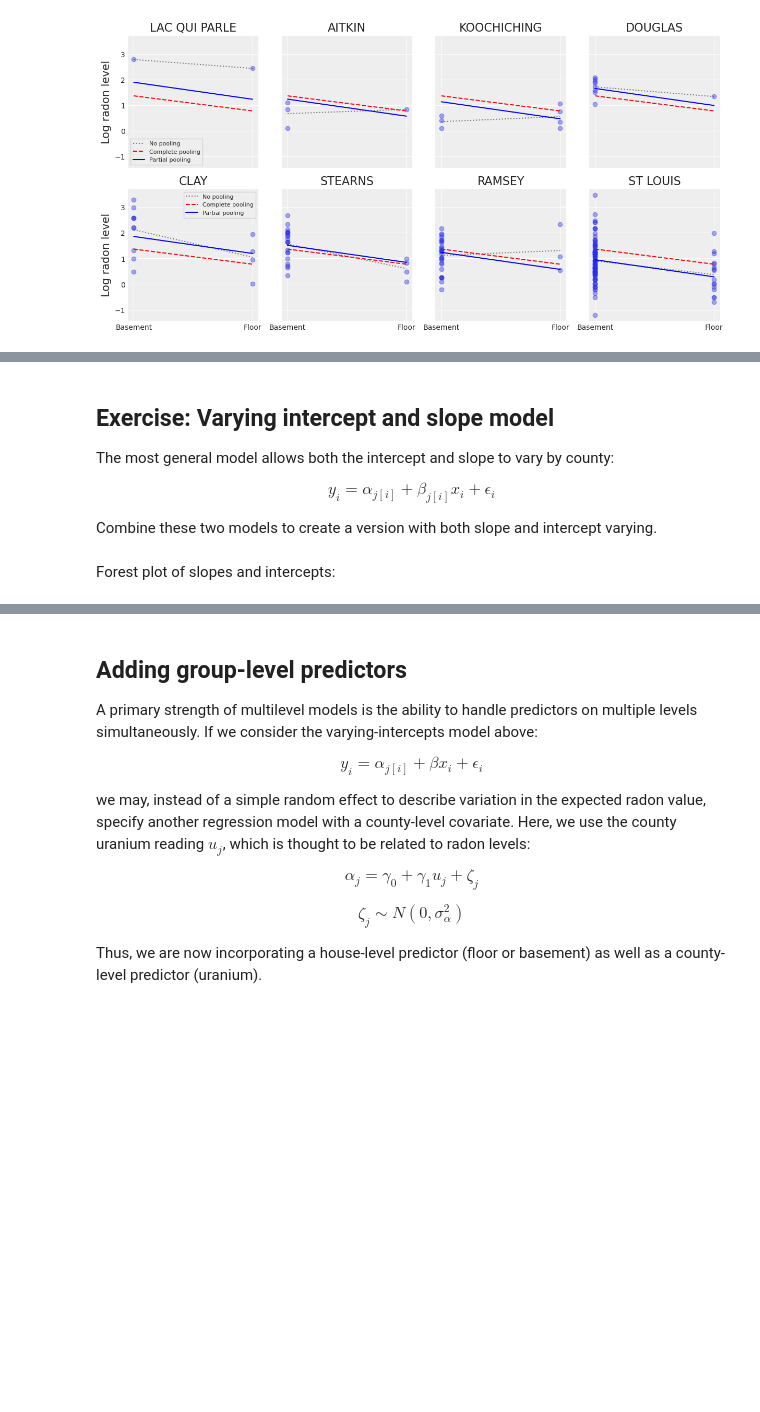
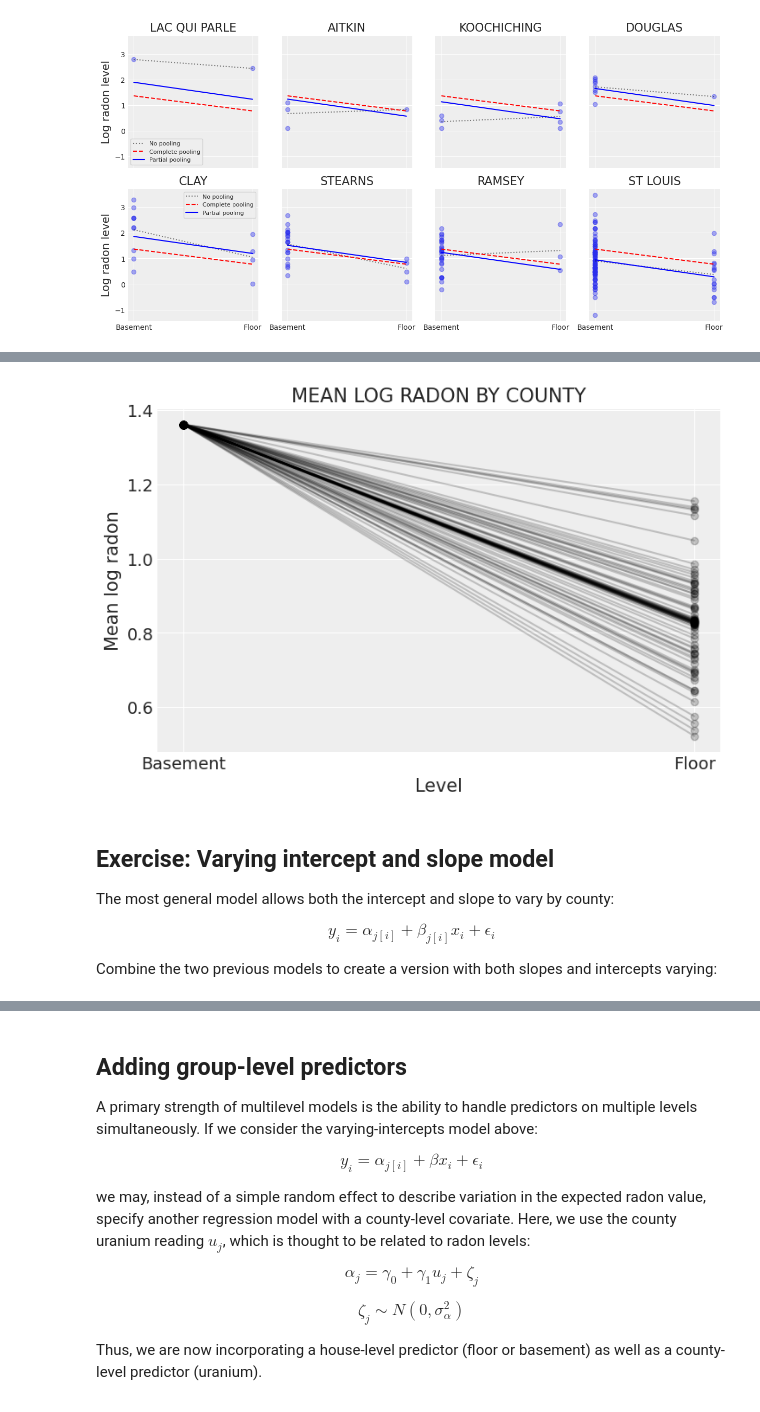
Before and after one commit to pymc-labs/roche-workshop, a Jupyter notebook: notebooks/Section2_Hierarchical_Models.ipynb, the cells around one changed output, grey strips where cells are left out. Drawn from its saved outputs; the diff is of its cells as text; code cells hidden in the pictures; blank space fills up the shorter version.

```diff
--- a/notebooks/Section2_Hierarchical_Models.ipynb
+++ b/notebooks/Section2_Hierarchical_Models.ipynb
@@ -626,7 +615,0 @@ ax.set_yticklabels([""]);
-# %%
-xvals = np.arange(2)
-b = varying_slope_trace['a'].mean()
-m = varying_slope_trace['b'].mean(axis=0)
-for mi in m:
-    plt.plot(xvals, mi*xvals + b, 'bo-', alpha=0.4)
-plt.xlim(-0.2, 1.2);
@@ -633,3 +626,15 @@ plt.xlim(-0.2, 1.2);
+# %%
+post = varying_slope_idata.posterior
+theta = (
+    (post.a + post.b_county * xvals).mean(dim=("chain", "draw")).to_dataset(name="Mean log radon")
+)
+
+_, ax = plt.subplots()
+theta.plot.scatter(x="Level", y="Mean log radon", alpha=0.2, color="k", ax=ax)
+ax.plot(xvals, theta["Mean log radon"].T, "k-", alpha=0.2)
+ax.set_title("MEAN LOG RADON BY COUNTY");
+# %% [output]
+[figure, added]
 # %% [markdown]
 ## Exercise: Varying intercept and slope model
 
@@ -637,7 +642,7 @@ The most general model allows both the intercept and slope to vary by county:
 
 $$y_i = \alpha_{j[i]} + \beta_{j[i]} x_{i} + \epsilon_i$$
 
-Combine these two models to create a version with both slope and intercept varying.
+Combine the two previous models to create a version with both slopes and intercepts varying:
 # %%
 with Model() as varying_intercept_slope:
 
@@ -648,2 +654,0 @@ with varying_intercept_slope:
-# %% [markdown]
-Forest plot of slopes and intercepts:
```
Also changed, not shown: parts of 17 cells of this notebook.
